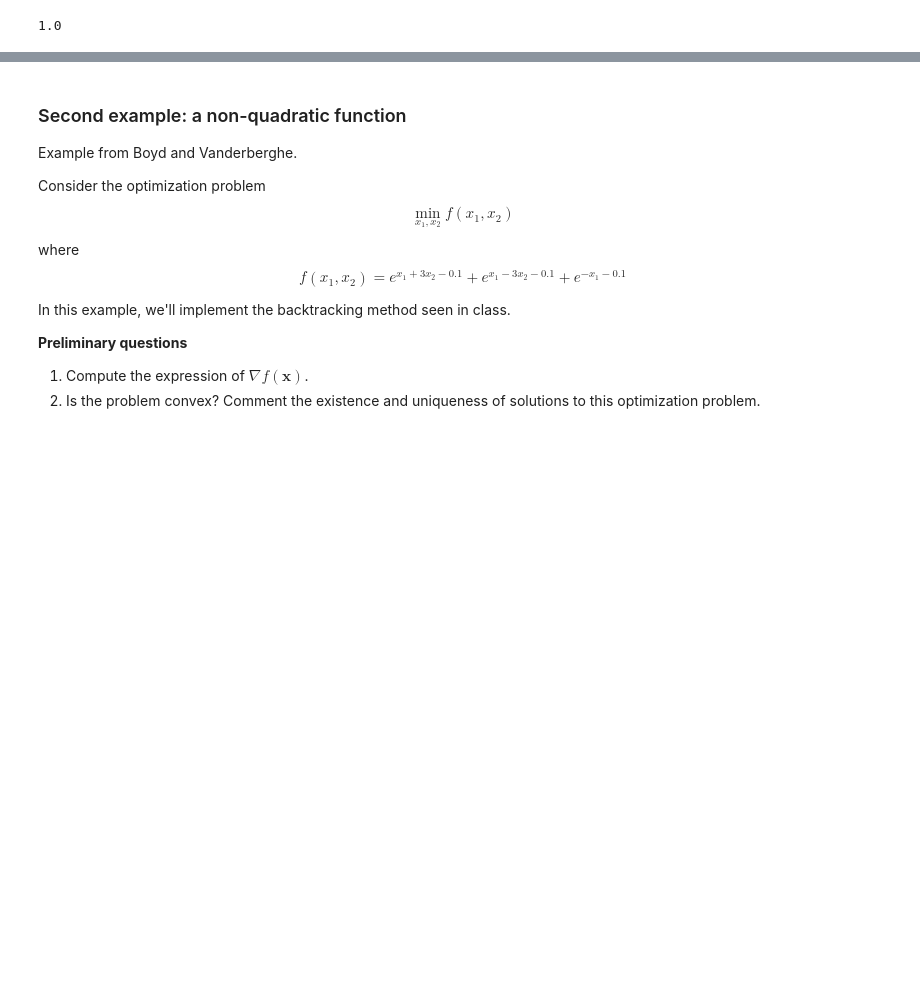
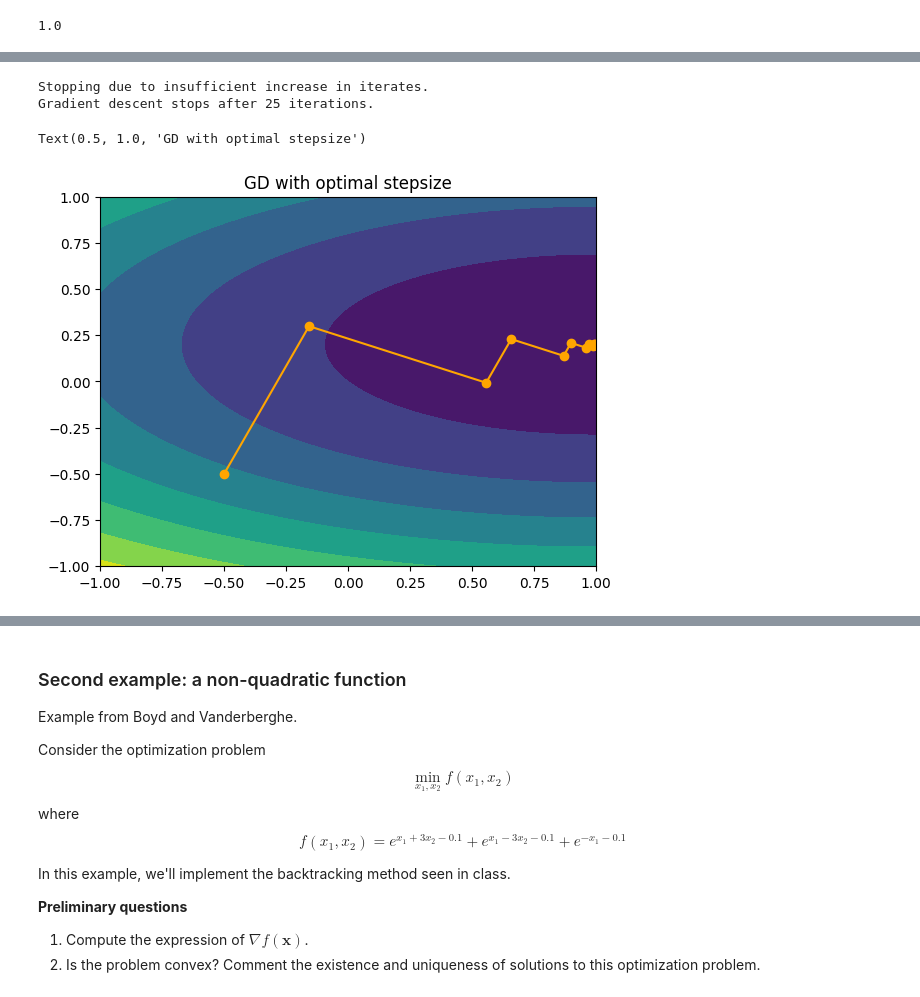
Before and after one commit to Yassine913/Info, a Jupyter notebook: notebooks/TP2.ipynb, the cells around one changed output, grey strips where cells are left out. Cells and saved outputs as stored; diff of their text form; code cells hidden in the pictures; blank space fills up the shorter version.

```diff
--- a/notebooks/TP2.ipynb
+++ b/notebooks/TP2.ipynb
@@ -70,0 +171,49 @@ print(obj_f(1,1,5))
+# %%
+# question 4
+
+
+fig.legend(title='stepsize');
+def _cost_step(step, xk=np.zeros(2)):
+    '''utility function'''
+    xk1 = xk - step*grad(xk,5)
+    return obj_f(xk1[0], xk1[1],5)
+
+def gradient_descent_optimal_stepsize(x0, nitermax=100, tol=1e-5):
+  # list of iterates
+    xks = [x0]
+
+    # init metrics
+    cost_vals = [obj_f(x0[0], x0[1],5)] # list of cost values
+
+    k=0
+    exitCriterion = False
+    while (exitCriterion is False) and (k <= nitermax):
+        xk = xks[k]
+        sol = sp.optimize.minimize_scalar(_cost_step, args=xk)
+        xk1 = xk - sol.x*grad(xk,5)
+
+        # compute metrics
+        cost_vals.append(obj_f(xk1[0], xk1[1],5))
+
+        incr = np.linalg.norm(xk1-xk)/np.linalg.norm(xk1)
+        if incr < tol:
+            exitCriterion = True
+            print("Stopping due to insufficient increase in iterates.")
+
+        # add new iterate
+        xks.append(xk1)
+        k+=1
+    print("Gradient descent stops after "+str(k)+" iterations.")
+    return np.array(xks), np.array(cost_vals)
+x0 = np.array([-.5, -.5])
+xks, cost_vals = gradient_descent_optimal_stepsize(x0, nitermax=200, tol=1e-6)
+
+plt.figure()
+plt.contourf(X,Y,obj_f(X,Y,5))
+plt.plot(xks[:,0],xks[:,1],color='orange',marker='o')
+plt.title('GD with optimal stepsize')
+# %% [output]
+Stopping due to insufficient increase in iterates.
+Gradient descent stops after 25 iterations.
+Text(0.5, 1.0, 'GD with optimal stepsize')
+[figure, added]
```
Also changed, not shown: parts of 14 cells of this notebook.
